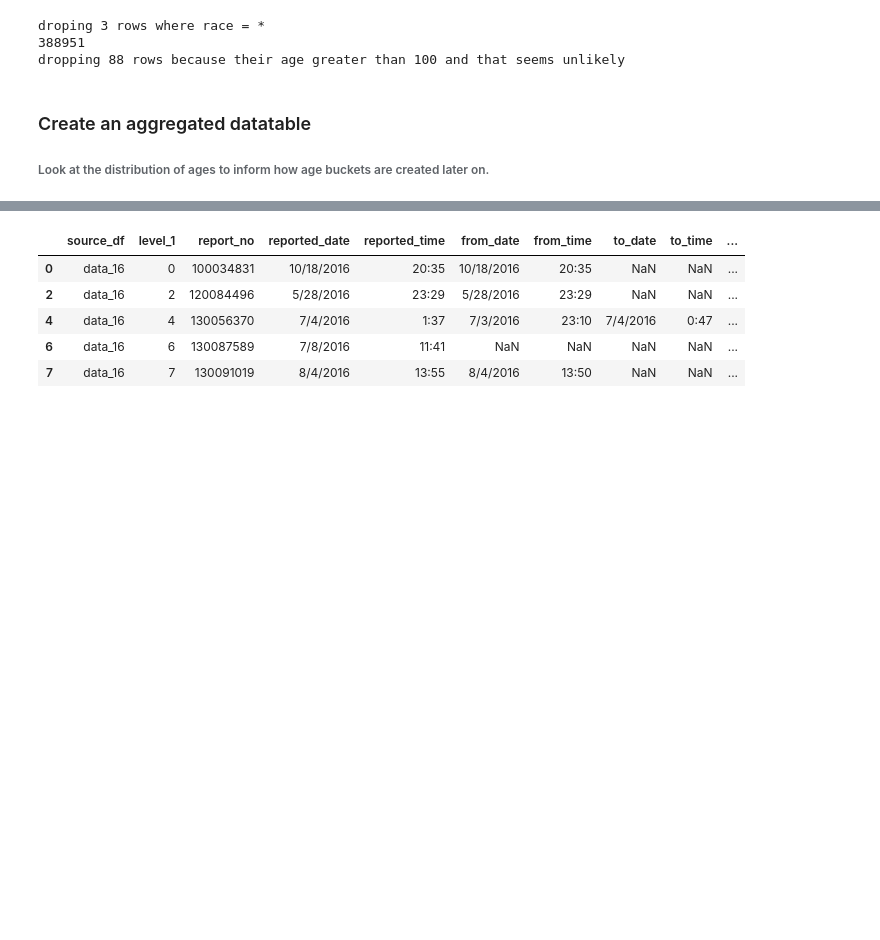
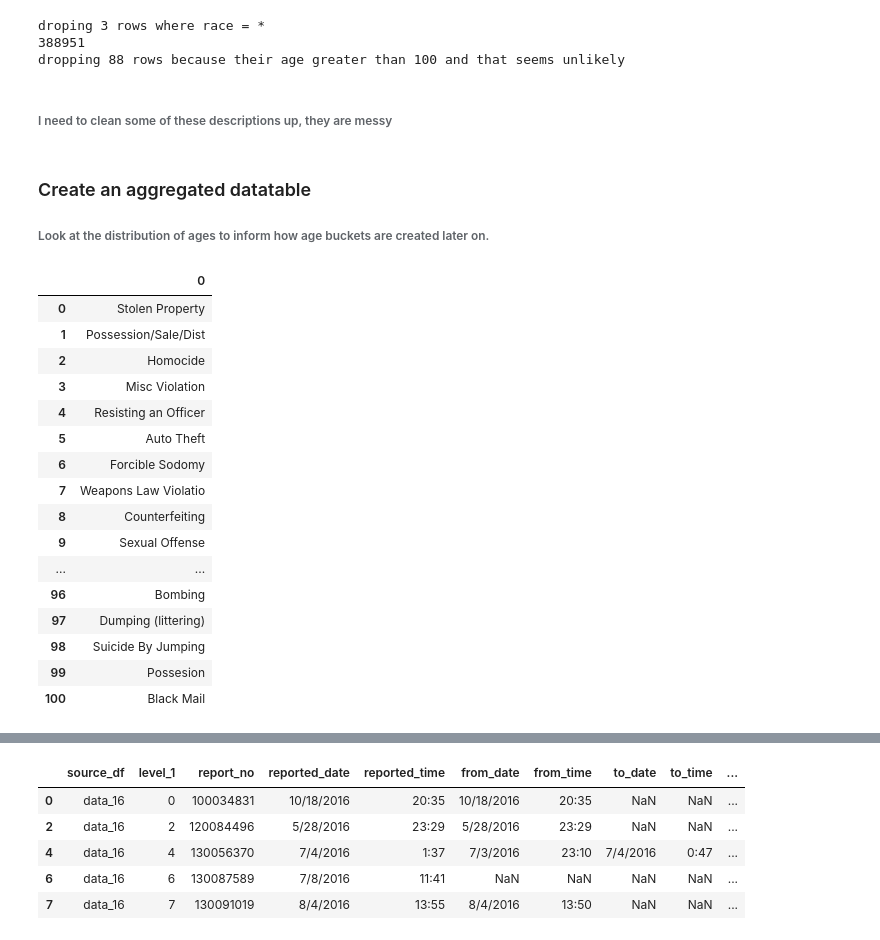
Before and after one commit to callawayh/KC-Crime-Project, a Jupyter notebook: 1.0-data-cleaning-and-feature-engineering.ipynb, the cells around one changed output, grey strips where cells are left out. Saved outputs shown, nothing was run; the diff lists cells and outputs as text; code cells hidden in the pictures; blank space fills up the shorter version.

```diff
--- a/1.0-data-cleaning-and-feature-engineering.ipynb
+++ b/1.0-data-cleaning-and-feature-engineering.ipynb
@@ -53,0 +52,2 @@ df.to_csv('crime_data_16_18_raw.csv')
+# %% [markdown]
+###### I need to clean some of these descriptions up, they are messy
@@ -55,4 +118,24 @@ df.to_csv('crime_data_16_18_raw.csv')
 ### Create an aggregated datatable
 
 ###### Look at the distribution of ages to inform how age buckets are created later on.
+# %%
+pd.DataFrame(df.description.unique())
+# %% [output]
+|  | 0 |
+| 0 | Stolen Property |
+| 1 | Possession/Sale/Dist |
+| 2 | Homocide |
+| 3 | Misc Violation |
+| 4 | Resisting an Officer |
+| 5 | Auto Theft |
+| 6 | Forcible Sodomy |
+| 7 | Weapons Law Violatio |
+| 8 | Counterfeiting |
+| 9 | Sexual Offense |
+| ... | ... |
+| 96 | Bombing |
+| 97 | Dumping (littering) |
+| 98 | Suicide By Jumping |
+| 99 | Possesion |
+| 100 | Black Mail |
 # %%
```
Also changed, not shown: parts of 8 cells of this notebook, 2 other files.
